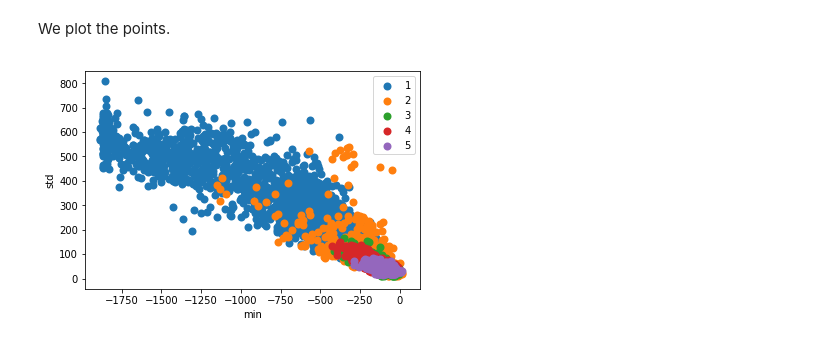
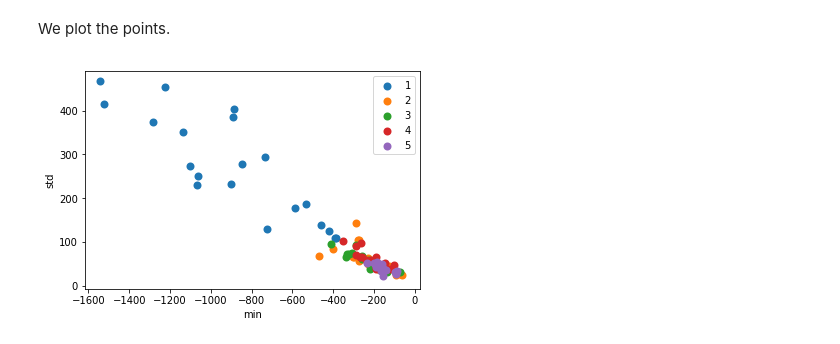
Before and after one commit to carolineh101/cs229-epilepsy, a Jupyter notebook: baseline.ipynb, the cells around one changed output. Drawn from its saved outputs; the diff is of its cells as text; code cells hidden in the pictures.

Commit message:
Create util file for parsing and visualizing data.

```diff
--- a/baseline.ipynb
+++ b/baseline.ipynb
@@ -16,11 +18,8 @@ We generate a dataset with the minimum and standard deviation of a given instanc
+# %%
+X, y = util.parse_data()
+n = X.shape[0]
+classes = np.unique(y)
 # %%
-data = np.genfromtxt('data.csv', delimiter=',', skip_header=True, dtype=np.int16)[:, 1:]
-
-n = data.shape[0]
-d = data.shape[1] - 1
-
-X = np.concatenate((np.amin(data[:, :d], axis=1).reshape(n, 1), np.std(data[:, :d], axis=1).reshape(n, 1)), axis=1)
-y = data[:, d]  # == 1 for binary classification task
-classes = np.unique(y)
+X = np.concatenate((np.amin(X, axis=1).reshape(n, 1), np.std(X, axis=1).reshape(n, 1)), axis=1)
 # %%
-X_train, X_test, y_train, y_test = train_test_split(X, y, test_size=0.3, random_state=0)
+X_train, X_test, y_train, y_test = train_test_split(X, y, test_size=0.2, random_state=0, stratify=y)
@@ -48,10 +51,10 @@ We plot the points.
 # %%
 plt.figure()
 for c in classes:
-    plt.scatter(X[y == c, -2], X[y == c, -1], linewidth=2, label=str(c))
+    plt.scatter(X_test[y_test == c, 0], X_test[y_test == c, 1], linewidth=2, label=str(c))
 plt.xlabel('min')
 plt.ylabel('std')
 plt.legend()
 plt.show()
 # %% [output]
-[figure, old version]
+[figure, new version]
```
Also changed, not shown: parts of 7 cells of this notebook, 2 other files.
